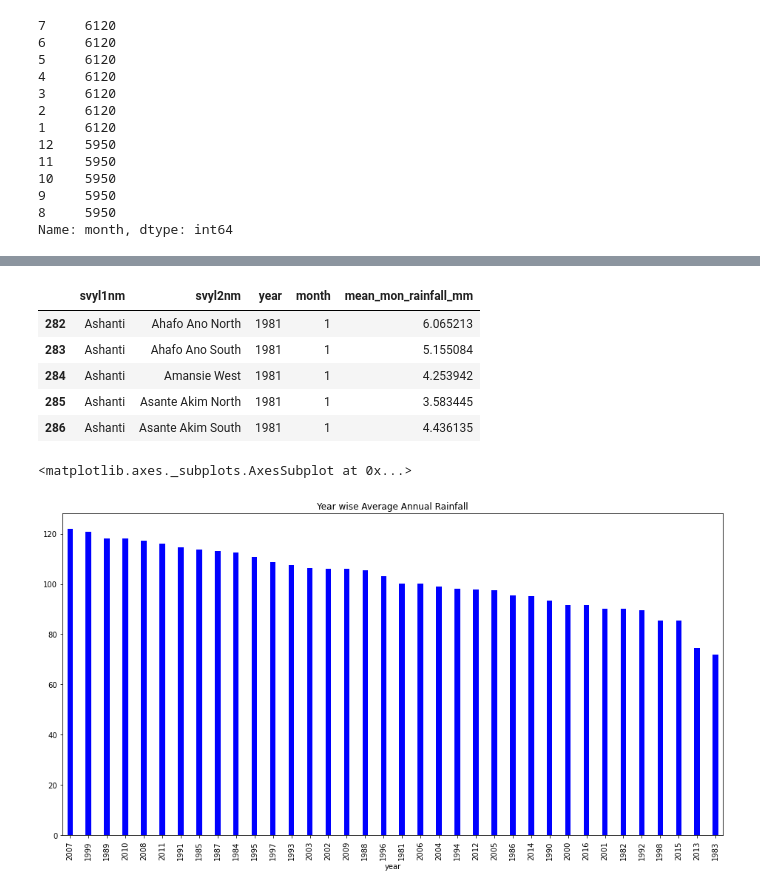
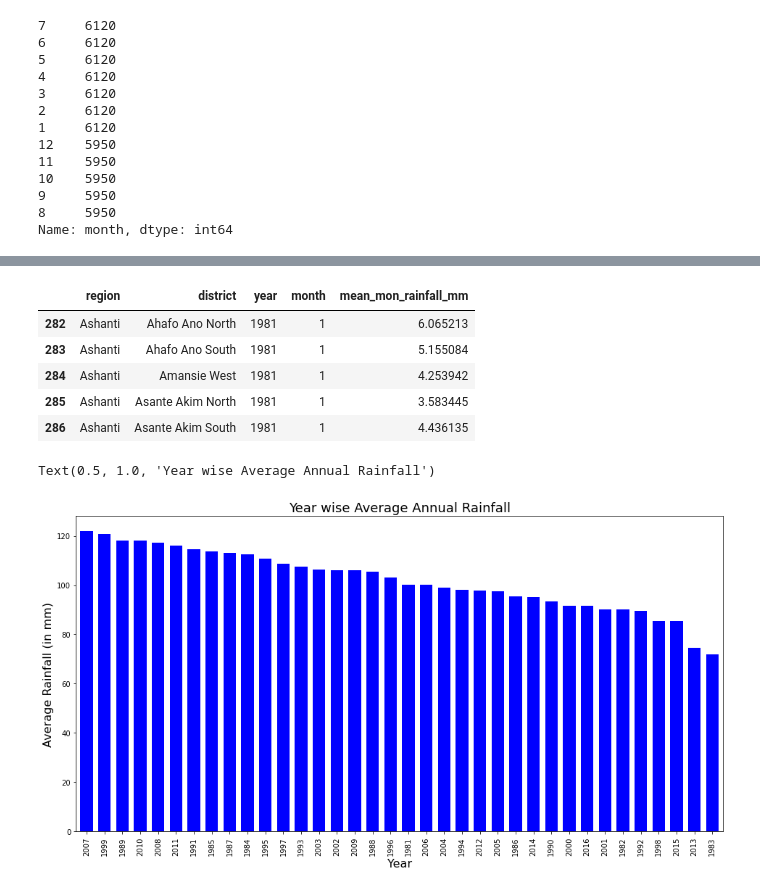
Before and after one commit to doski-codes/azubi-hackathon, a Jupyter notebook: Hackathon.ipynb, the cells around one changed output, grey strips where cells are left out. Drawn from its saved outputs; the diff is of its cells as text; code cells hidden in the pictures.

```diff
--- a/Hackathon.ipynb
+++ b/Hackathon.ipynb
@@ -373,9 +373,10 @@ Name: svyl1nm, dtype: int64
 # %%
 # Create new dataframe with selected columns
 df = df[['svyl1nm', 'svyl2nm', 'year', 'month', 'mean_mon_rainfall_mm']]
+df = df.rename(columns={"svyl1nm":"region", "svyl2nm":"district"})
 df.head()
 # %% [output]
-|  | svyl1nm | svyl2nm | year | month | mean_mon_rainfall_mm |
+|  | region | district | year | month | mean_mon_rainfall_mm |
 | 282 | Ashanti | Ahafo Ano North | 1981 | 1 | 6.065213 |
 | 283 | Ashanti | Ahafo Ano South | 1981 | 1 | 5.155084 |
 | 284 | Ashanti | Amansie West | 1981 | 1 | 4.253942 |
@@ -384,10 +385,13 @@ df.head()
 # %%
 fig = plt.figure(figsize=(16,8))
 df.groupby('year').mean().sort_values(by='mean_mon_rainfall_mm',
                                     ascending=False)['mean_mon_rainfall_mm'].plot(kind='bar',
-                                    color='b', width=0.3, title='Year wise Average Annual Rainfall')
+                                    color='b', width=0.7)
+plt.ylabel('Average Rainfall (in mm)', fontsize=16)
+plt.xlabel('Year', fontsize=16)
+plt.title('Year wise Average Annual Rainfall', fontsize=18)
 # %% [output]
-<matplotlib.axes._subplots.AxesSubplot at 0x...>
+Text(0.5, 1.0, 'Year wise Average Annual Rainfall')
-[figure, old version]
+[figure, new version]
 # %%
 fig = plt.figure(figsize=(16,8))
```
Also changed, not shown: parts of 5 cells of this notebook.
